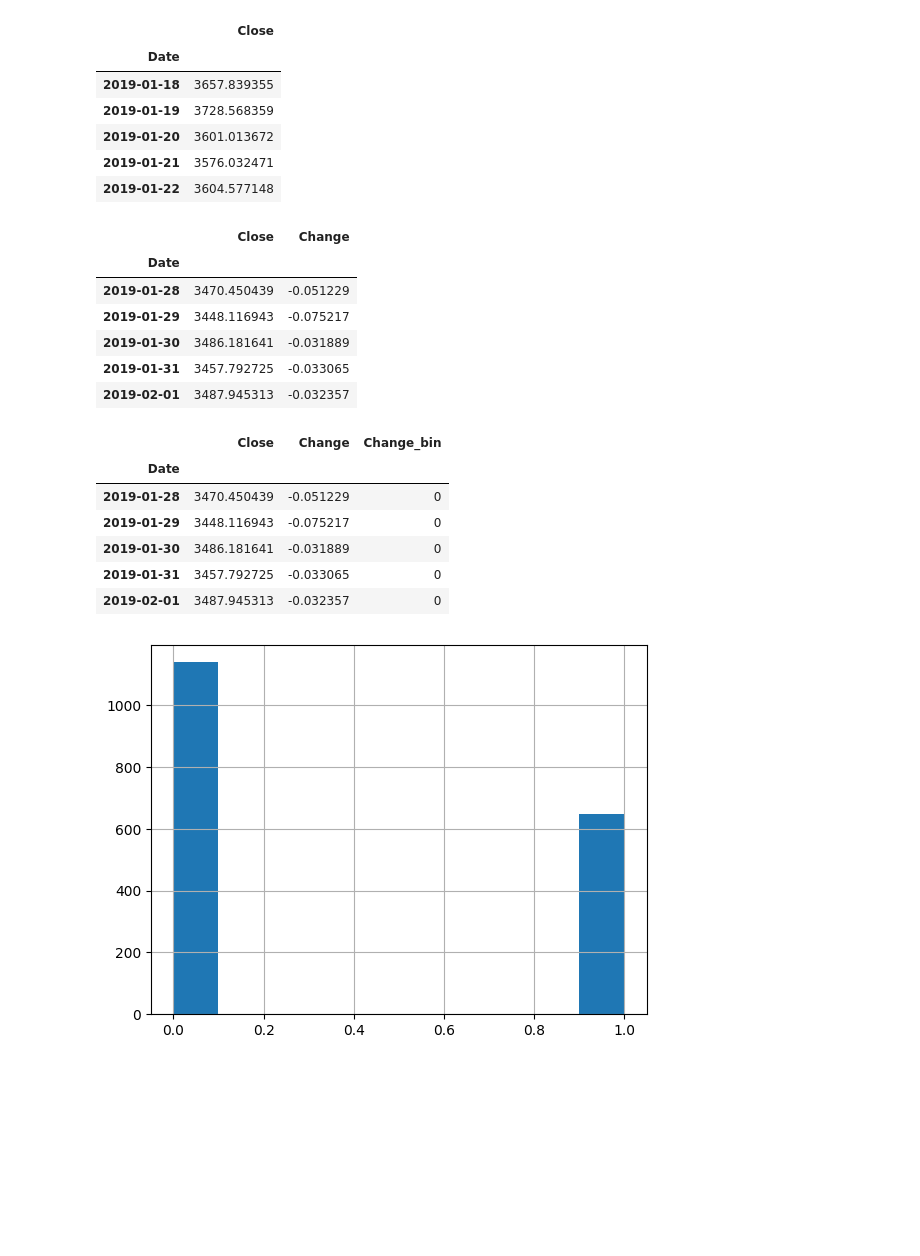
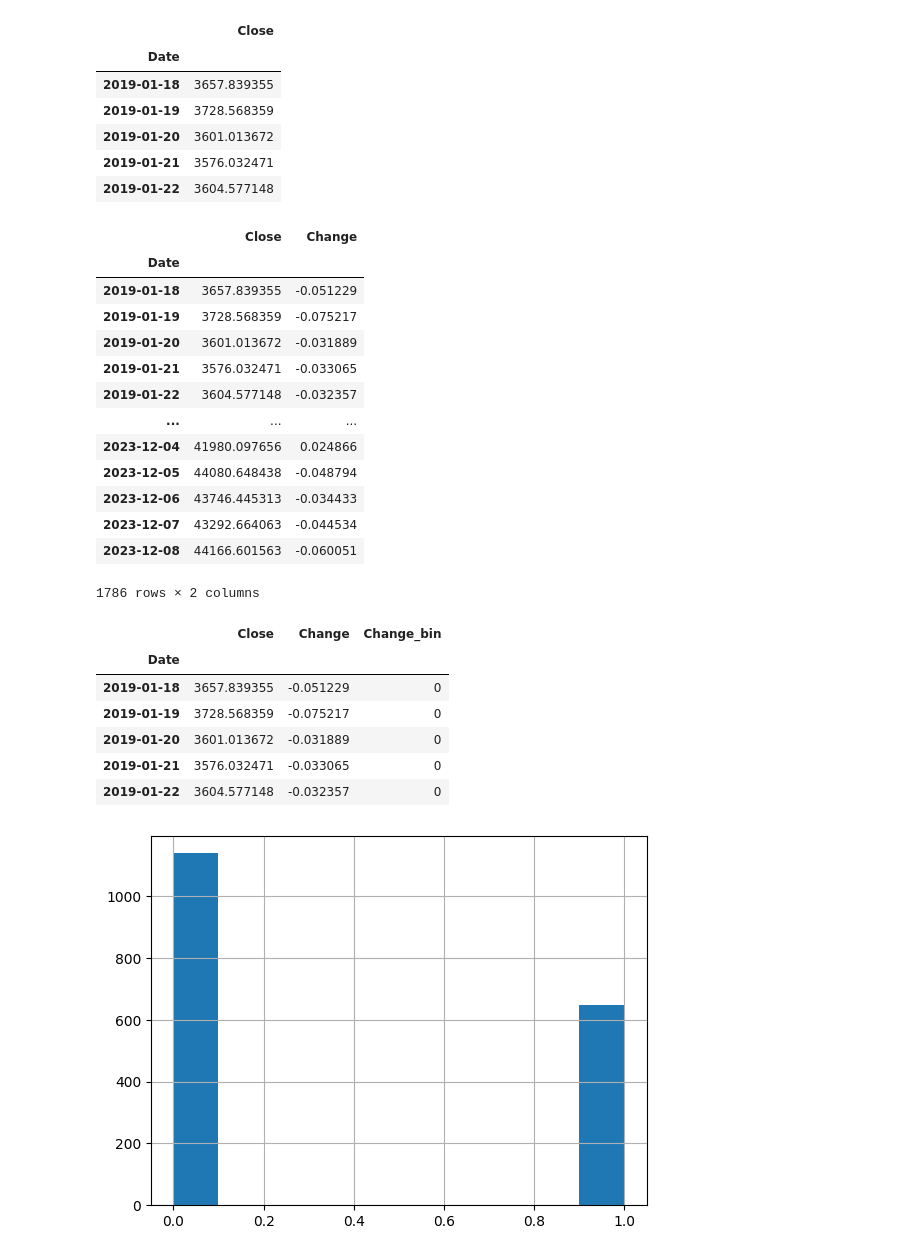
Before and after one commit to Lucas-CE/Bitcoin-forecast, a Jupyter notebook: Problem-2/original_notebook.ipynb, the cells around one changed output. Drawn from its saved outputs; the diff is of its cells as text; code cells hidden in the pictures; blank space fills up the shorter version.

Commit message:
Fixed change column was miscalculated

```diff
--- a/Problem-2/original_notebook.ipynb
+++ b/Problem-2/original_notebook.ipynb
@@ -61,17 +61,24 @@ df.head()
 | 2019-01-22 | 3604.577148 |
 # %%
 period_in_days = 10
-df['Change'] = df['Close'].pct_change(periods=period_in_days)
-df.drop(df.index[:period_in_days], inplace=True)
-df.head()
+df['Change'] = (df['Close'].shift(-period_in_days) - df['Close']) / df['Close']
+df.drop(df.index[-period_in_days:], inplace=True)
+df
 # %% [output]
 |  | Close | Change |
 | Date |  |  |
-| 2019-01-28 | 3470.450439 | -0.051229 |
-| 2019-01-29 | 3448.116943 | -0.075217 |
-| 2019-01-30 | 3486.181641 | -0.031889 |
-| 2019-01-31 | 3457.792725 | -0.033065 |
-| 2019-02-01 | 3487.945313 | -0.032357 |
+| 2019-01-18 | 3657.839355 | -0.051229 |
+| 2019-01-19 | 3728.568359 | -0.075217 |
+| 2019-01-20 | 3601.013672 | -0.031889 |
+| 2019-01-21 | 3576.032471 | -0.033065 |
+| 2019-01-22 | 3604.577148 | -0.032357 |
+| ... | ... | ... |
+| 2023-12-04 | 41980.097656 | 0.024866 |
+| 2023-12-05 | 44080.648438 | -0.048794 |
+| 2023-12-06 | 43746.445313 | -0.034433 |
+| 2023-12-07 | 43292.664063 | -0.044534 |
+| 2023-12-08 | 44166.601563 | -0.060051 |
+1786 rows × 2 columns
 # %%
 change_percentage = 4
 df['Change_bin'] = (df['Change'] >= change_percentage/100).astype(int)
@@ -79,11 +86,11 @@ df.head()
 # %% [output]
 |  | Close | Change | Change_bin |
 | Date |  |  |  |
-| 2019-01-28 | 3470.450439 | -0.051229 | 0 |
-| 2019-01-29 | 3448.116943 | -0.075217 | 0 |
-| 2019-01-30 | 3486.181641 | -0.031889 | 0 |
-| 2019-01-31 | 3457.792725 | -0.033065 | 0 |
-| 2019-02-01 | 3487.945313 | -0.032357 | 0 |
+| 2019-01-18 | 3657.839355 | -0.051229 | 0 |
+| 2019-01-19 | 3728.568359 | -0.075217 | 0 |
+| 2019-01-20 | 3601.013672 | -0.031889 | 0 |
+| 2019-01-21 | 3576.032471 | -0.033065 | 0 |
+| 2019-01-22 | 3604.577148 | -0.032357 | 0 |
 # %%
 df['Change_bin'].hist()
 plt.show()
```
Also changed, not shown: parts of 10 cells of this notebook, 1 other file.
